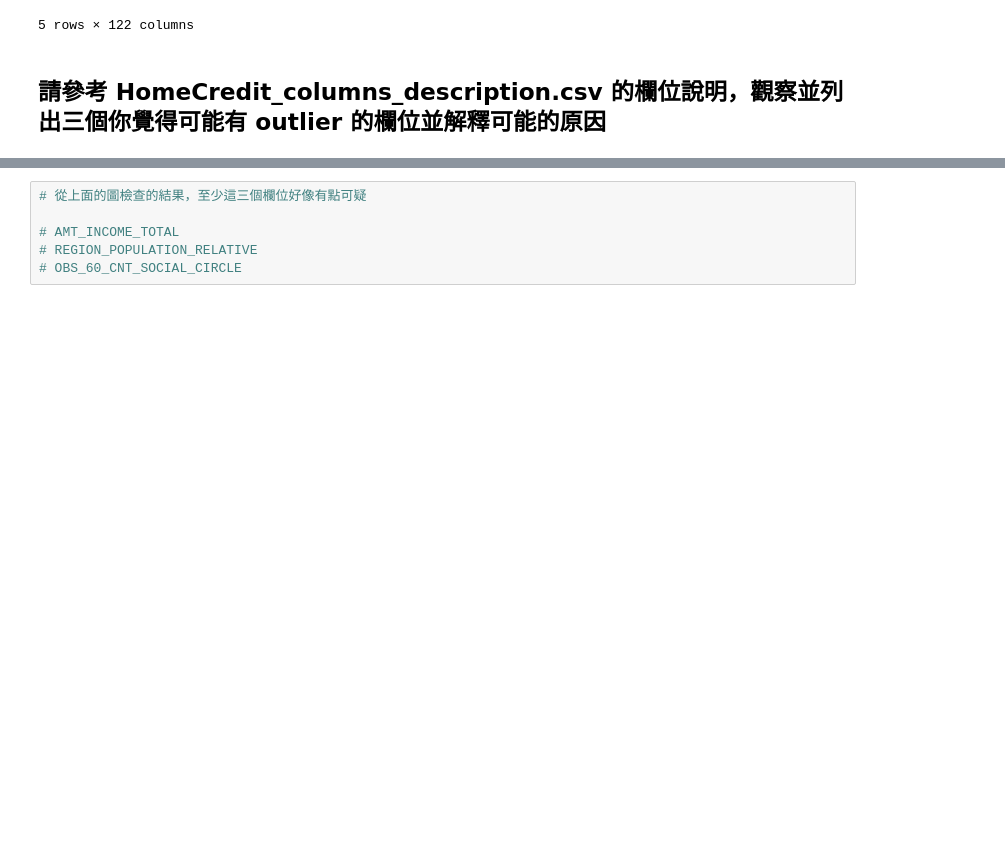
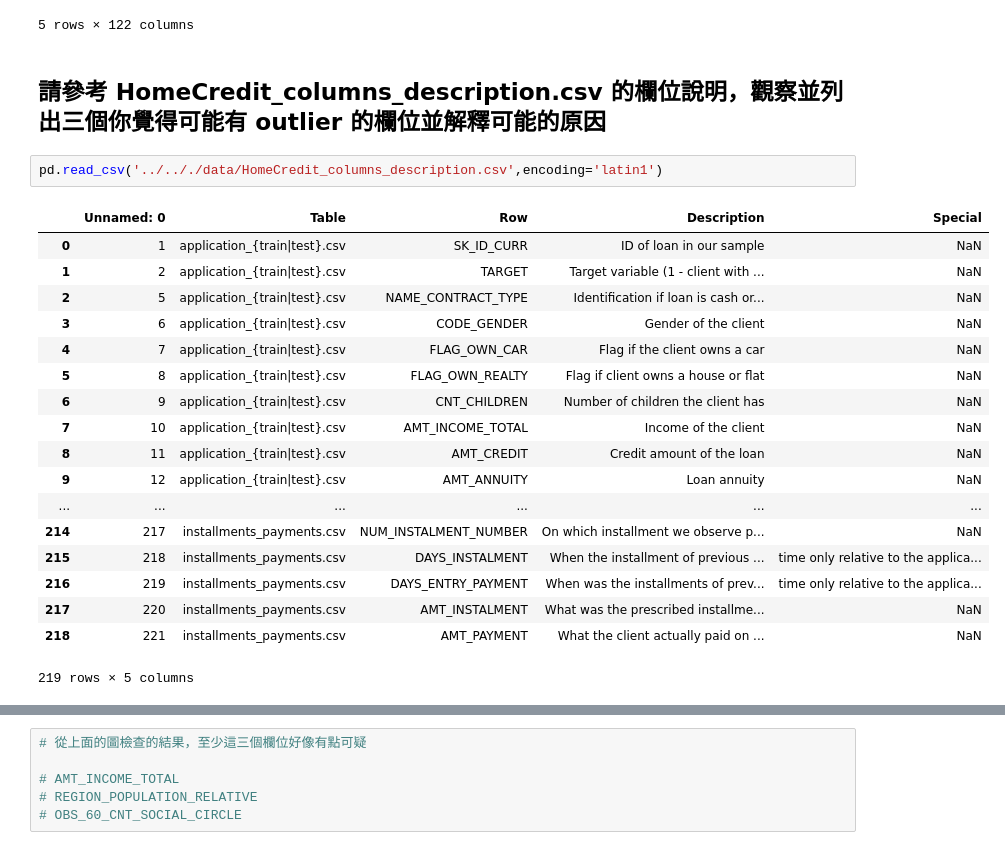
Before and after one commit to Ashley3477/2nd-ML-100Days, a Jupyter notebook: homework/Day_006_HW/Day_006_HW.ipynb, the cells around one changed output, grey strips where cells are left out. Saved outputs shown, nothing was run; the diff lists cells and outputs as text; blank space fills up the shorter version.

```diff
--- a/homework/Day_006_HW/Day_006_HW.ipynb
+++ b/homework/Day_006_HW/Day_006_HW.ipynb
@@ -30,3 +30,24 @@ Path of read in data: ../.././data\application_train.csv
 5 rows × 122 columns
 # %% [markdown]
 ## 請參考 HomeCredit_columns_description.csv 的欄位說明，觀察並列出三個你覺得可能有 outlier 的欄位並解釋可能的原因
+# %%
+pd.read_csv('../.././data/HomeCredit_columns_description.csv',encoding='latin1')
+# %% [output]
+|  | Unnamed: 0 | Table | Row | Description | Special |
+| 0 | 1 | application_{train|test}.csv | SK_ID_CURR | ID of loan in our sample | NaN |
+| 1 | 2 | application_{train|test}.csv | TARGET | Target variable (1 - client with ... | NaN |
+| 2 | 5 | application_{train|test}.csv | NAME_CONTRACT_TYPE | Identification if loan is cash or... | NaN |
+| 3 | 6 | application_{train|test}.csv | CODE_GENDER | Gender of the client | NaN |
+| 4 | 7 | application_{train|test}.csv | FLAG_OWN_CAR | Flag if the client owns a car | NaN |
+| 5 | 8 | application_{train|test}.csv | FLAG_OWN_REALTY | Flag if client owns a house or flat | NaN |
+| 6 | 9 | application_{train|test}.csv | CNT_CHILDREN | Number of children the client has | NaN |
+| 7 | 10 | application_{train|test}.csv | AMT_INCOME_TOTAL | Income of the client | NaN |
+| 8 | 11 | application_{train|test}.csv | AMT_CREDIT | Credit amount of the loan | NaN |
+| 9 | 12 | application_{train|test}.csv | AMT_ANNUITY | Loan annuity | NaN |
+| ... | ... | ... | ... | ... | ... |
+| 214 | 217 | installments_payments.csv | NUM_INSTALMENT_NUMBER | On which installment we observe p... | NaN |
+| 215 | 218 | installments_payments.csv | DAYS_INSTALMENT | When the installment of previous ... | time only relative to the applica... |
+| 216 | 219 | installments_payments.csv | DAYS_ENTRY_PAYMENT | When was the installments of prev... | time only relative to the applica... |
+| 217 | 220 | installments_payments.csv | AMT_INSTALMENT | What was the prescribed installme... | NaN |
+| 218 | 221 | installments_payments.csv | AMT_PAYMENT | What the client actually paid on ... | NaN |
+219 rows × 5 columns
```
Also changed, not shown: parts of 4 cells of this notebook, 1 other file.
